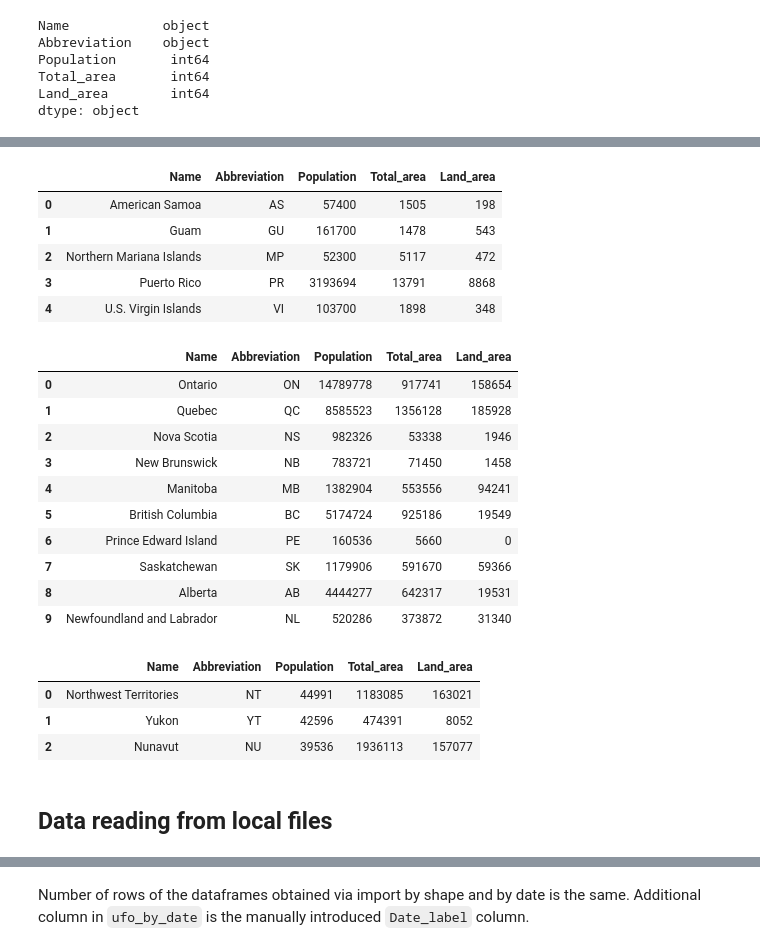
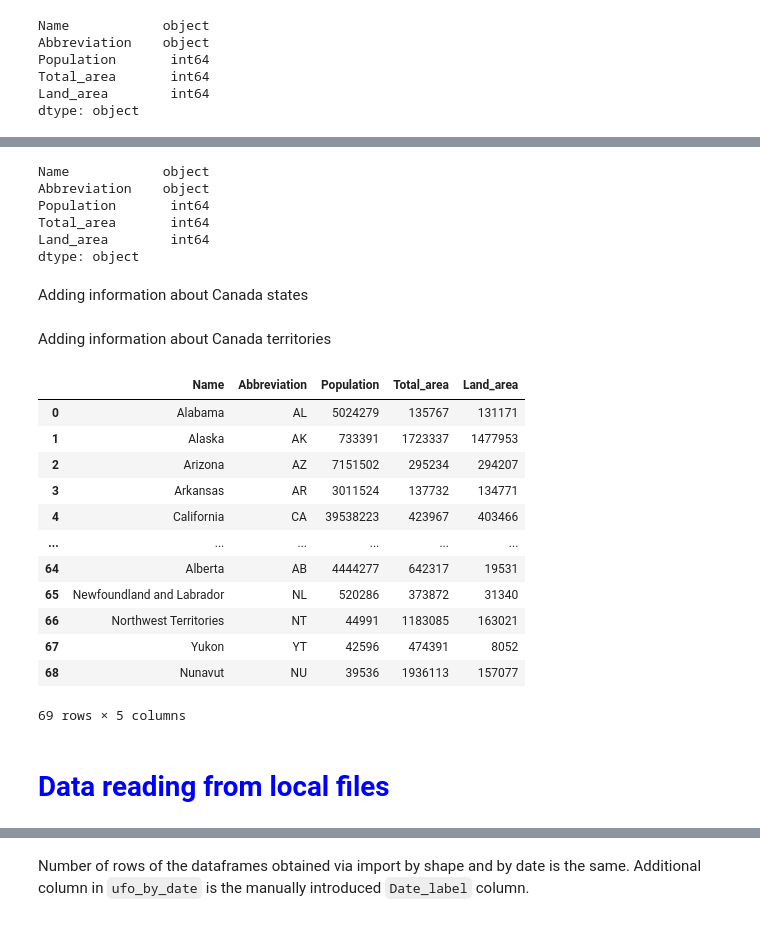
Before and after one commit to eukarr/ufo, a Jupyter notebook: ufo.ipynb, the cells around one changed output, grey strips where cells are left out. Saved outputs shown, nothing was run; the diff lists cells and outputs as text; code cells hidden in the pictures.

Commit message:
Some refactoring of data reading

```diff
--- a/ufo.ipynb
+++ b/ufo.ipynb
@@ -192,0 +180,2 @@ tables_states_list[2]
+# %%
+states = pd.merge(states, DC, how='outer')
@@ -192,0 +184,3 @@ tables_states_list[2]
+# %%
+territories = tables_states_list[2]
+territories.head(1)
@@ -193,7 +191,7 @@ tables_states_list[2]
 # %%
 %%capture
 
-territories = tables_states_list[2].iloc[:, [0, 1, 5, 7, 9]]
+territories = territories.iloc[:, [0, 1, 5, 7, 9]]
 territories.columns = ['Name', 'Abbreviation', 'Population', 'Total_area', 'Land_area']
 
 # Removing coomments and useless commas
@@ -203,16 +201,18 @@ territories.Population = territories.Population\
         .str.replace(',', '', regex=False)\
         .astype('int64')
 # %%
-territories
+territories.dtypes
 # %% [output]
-|  | Name | Abbreviation | Population | Total_area | Land_area |
-| 0 | American Samoa | AS | 57400 | 1505 | 198 |
-| 1 | Guam | GU | 161700 | 1478 | 543 |
-| 2 | Northern Mariana Islands | MP | 52300 | 5117 | 472 |
-| 3 | Puerto Rico | PR | 3193694 | 13791 | 8868 |
-| 4 | U.S. Virgin Islands | VI | 103700 | 1898 | 348 |
+Name            object
+Abbreviation    object
+Population       int64
+Total_area       int64
+Land_area        int64
+dtype: object
 # %%
-states = pd.merge(states_final, pd.merge(DC, territories, how='outer'), how='outer')
+states = pd.merge(states, territories, how='outer')
+# %% [markdown]
+Adding information about Canada states
 # %%
 # States of Canada
 
@@ -220,42 +220,38 @@ canada = pd.read_html('https://en.wikipedia.org/wiki/Provinces_and_territories_o
 canada = canada.iloc[:-1, [0, 1, 6, 7, 8]]
 canada.columns = ['Name', 'Abbreviation', 'Population', 'Total_area', 'Land_area']
 canada.Name = canada.Name.str.replace('[b]', '', regex=False)
-
-
-canada
-# %% [output]
-|  | Name | Abbreviation | Population | Total_area | Land_area |
-| 0 | Ontario | ON | 14789778 | 917741 | 158654 |
-| 1 | Quebec | QC | 8585523 | 1356128 | 185928 |
-| 2 | Nova Scotia | NS | 982326 | 53338 | 1946 |
-| 3 | New Brunswick | NB | 783721 | 71450 | 1458 |
-| 4 | Manitoba | MB | 1382904 | 553556 | 94241 |
-| 5 | British Columbia | BC | 5174724 | 925186 | 19549 |
-| 6 | Prince Edward Island | PE | 160536 | 5660 | 0 |
-| 7 | Saskatchewan | SK | 1179906 | 591670 | 59366 |
-| 8 | Alberta | AB | 4444277 | 642317 | 19531 |
-| 9 | Newfoundland and Labrador | NL | 520286 | 373872 | 31340 |
 # %%
 states = pd.merge(states, canada, how='outer')
+# %% [markdown]
+Adding information about Canada territories
 # %%
 # Territories of Canada
 
 canada_territories = pd.read_html('https://en.wikipedia.org/wiki/Provinces_and_territories_of_Canada')[2]
 canada_territories = canada_territories.iloc[:-1, [0, 1, 6, 7, 8]]
 canada_territories.columns = ['Name', 'Abbreviation', 'Population', 'Total_area', 'Land_area']
-
-canada_territories
-# %% [output]
-|  | Name | Abbreviation | Population | Total_area | Land_area |
-| 0 | Northwest Territories | NT | 44991 | 1183085 | 163021 |
-| 1 | Yukon | YT | 42596 | 474391 | 8052 |
-| 2 | Nunavut | NU | 39536 | 1936113 | 157077 |
 # %%
 states = pd.merge(states, canada_territories, how='outer')
+# %%
+states
+# %% [output]
+|  | Name | Abbreviation | Population | Total_area | Land_area |
+| 0 | Alabama | AL | 5024279 | 135767 | 131171 |
+| 1 | Alaska | AK | 733391 | 1723337 | 1477953 |
+| 2 | Arizona | AZ | 7151502 | 295234 | 294207 |
+| 3 | Arkansas | AR | 3011524 | 137732 | 134771 |
+| 4 | California | CA | 39538223 | 423967 | 403466 |
+| ... | ... | ... | ... | ... | ... |
+| 64 | Alberta | AB | 4444277 | 642317 | 19531 |
+| 65 | Newfoundland and Labrador | NL | 520286 | 373872 | 31340 |
+| 66 | Northwest Territories | NT | 44991 | 1183085 | 163021 |
+| 67 | Yukon | YT | 42596 | 474391 | 8052 |
+| 68 | Nunavut | NU | 39536 | 1936113 | 157077 |
+69 rows × 5 columns
 # %%
 states.to_csv('states.csv')
 # %% [markdown]
-## Data reading from local files
+# <span style="color:blue">Data reading from local files</span>
 # %%
 ufo_by_date = pd.read_csv('ufo_raw_date.csv', index_col=0)
 # %%
```
Also changed, not shown: parts of 64 cells of this notebook.
